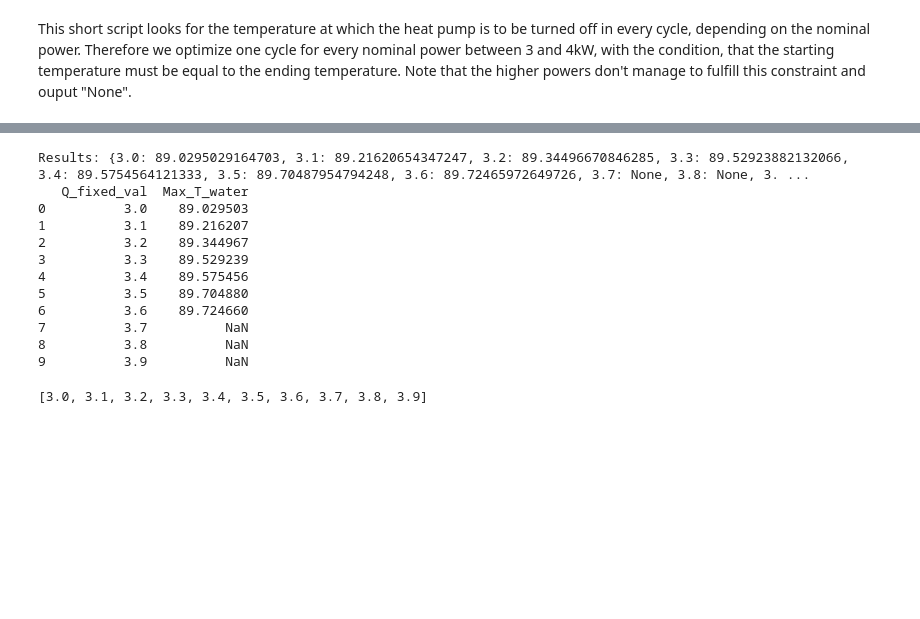
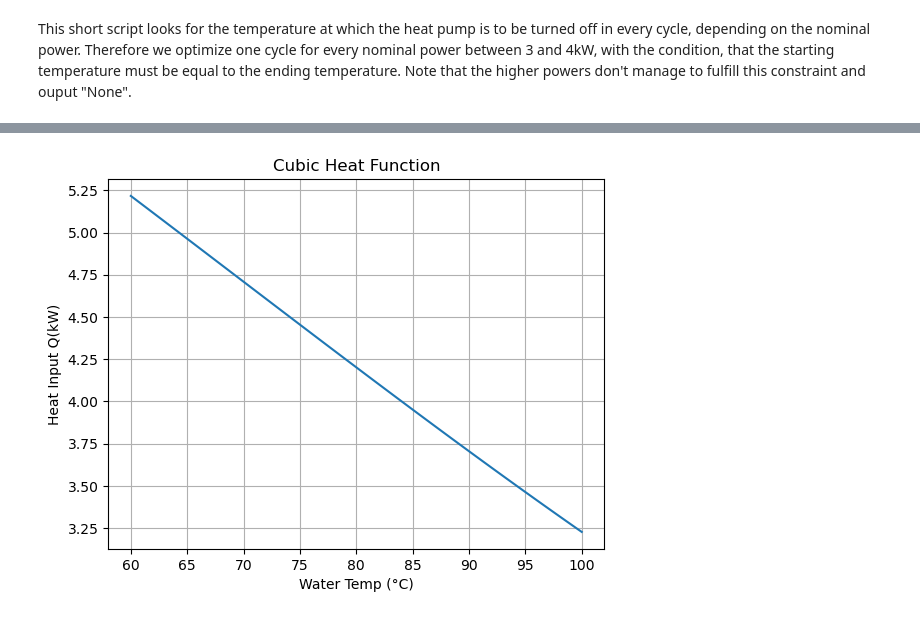
Before and after one commit to ahaeseli/SHC_project, a Jupyter notebook: Finding_Cut_off_for_control.ipynb, the cells around one changed output, grey strips where cells are left out. Saved outputs shown, nothing was run; the diff lists cells and outputs as text; code cells hidden in the pictures; blank space fills up the shorter version.

Commit message:
finding cop function

```diff
--- a/Finding_Cut_off_for_control.ipynb
+++ b/Finding_Cut_off_for_control.ipynb
@@ -244,25 +11,16 @@ Optimal T_water[-1]: 87.39 °C
-# %%
-print("Results:", results)
-#export results and store in csv file
-import pandas as pd
-results_df = pd.DataFrame(list(results.items()), columns=['Q_fixed_val', 'Max_T_water'])
-results_df.to_csv('controlling_temperature_off_for_fixed_Q.csv', index=False)
-print(results_df)
-# %% [output]
-Results: {3.0: 89.0295029164703, 3.1: 89.21620654347247, 3.2: 89.34496670846285, 3.3: 89.52923882132066, 3.4: 89.5754564121333, 3.5: 89.70487954794248, 3.6: 89.72465972649726, 3.7: None, 3.8: None, 3. ...
-   Q_fixed_val  Max_T_water
-0          3.0    89.029503
-1          3.1    89.216207
-2          3.2    89.344967
-3          3.3    89.529239
-4          3.4    89.575456
-5          3.5    89.704880
-6          3.6    89.724660
-7          3.7          NaN
-8          3.8          NaN
-9          3.9          NaN
-# %%
-
-print(list(results.keys()))
-# %% [output]
-[3.0, 3.1, 3.2, 3.3, 3.4, 3.5, 3.6, 3.7, 3.8, 3.9]
+# %%
+import numpy as np
+import matplotlib.pyplot as plt
+
+a, b, c, d = heat_coeffs
+T = np.linspace(60, 100, 100)
+Q = a*T**3 + b*T**2 + c*T + d
+
+plt.plot(T, Q)
+plt.xlabel("Water Temp (°C)")
+plt.ylabel("Heat Input Q(kW)")
+plt.title("Cubic Heat Function")
+plt.grid(True)
+plt.show()
+# %% [output]
+[figure, added]
```
Also changed, not shown: parts of 3 cells of this notebook.
